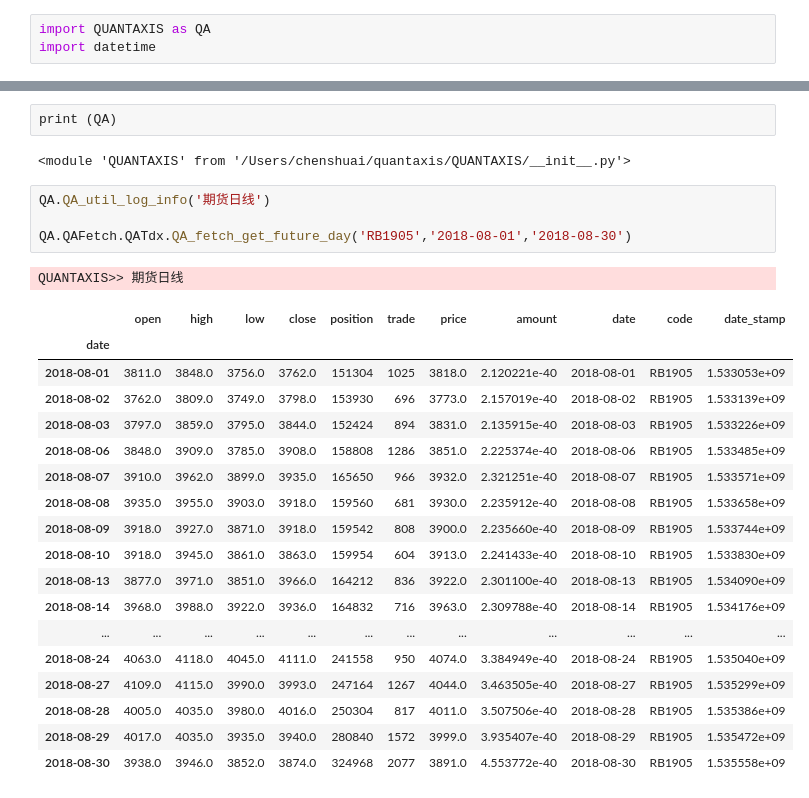
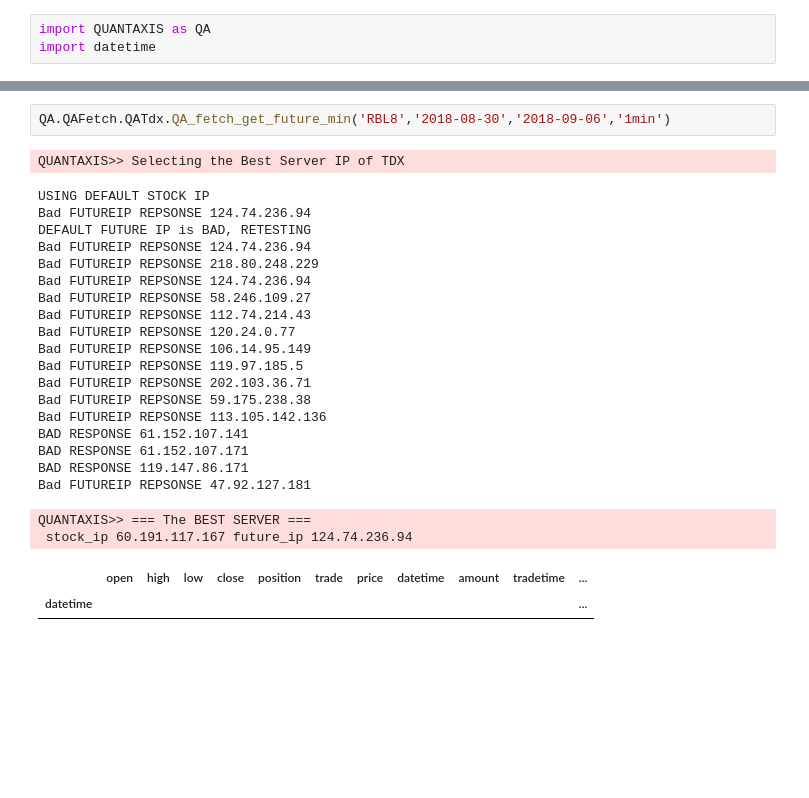
Before and after one commit to tedQB/easy-trading, a Jupyter notebook: QUANTAXIS/Untitled.ipynb, the cells around one changed output, grey strips where cells are left out. Saved outputs shown, nothing was run; the diff lists cells and outputs as text; blank space fills up the shorter version.

Commit message:
add stock

```diff
--- a/QUANTAXIS/Untitled.ipynb
+++ b/QUANTAXIS/Untitled.ipynb
@@ -8,28 +4,26 @@ SyntaxError: Missing parentheses in call to 'print' (<ipython-input-10-92a8094f4
-# %%
-print (QA)
-# %% [output]
-<module 'QUANTAXIS' from '/Users/chenshuai/quantaxis/QUANTAXIS/__init__.py'>
 # %%
-QA.QA_util_log_info('期货日线')
-
-QA.QAFetch.QATdx.QA_fetch_get_future_day('RB1905','2018-08-01','2018-08-30')
+QA.QAFetch.QATdx.QA_fetch_get_future_min('RBL8','2018-08-30','2018-09-06','1min')
 # %% [output]
-QUANTAXIS>> 期货日线
+QUANTAXIS>> Selecting the Best Server IP of TDX
+USING DEFAULT STOCK IP
+️Bad FUTUREIP REPSONSE 124.74.236.94
+DEFAULT FUTURE IP is BAD, RETESTING
+️Bad FUTUREIP REPSONSE 124.74.236.94
+️Bad FUTUREIP REPSONSE 218.80.248.229
+️Bad FUTUREIP REPSONSE 124.74.236.94
+️Bad FUTUREIP REPSONSE 58.246.109.27
+️Bad FUTUREIP REPSONSE 112.74.214.43
+️Bad FUTUREIP REPSONSE 120.24.0.77
+️Bad FUTUREIP REPSONSE 106.14.95.149
+️Bad FUTUREIP REPSONSE 119.97.185.5
+️Bad FUTUREIP REPSONSE 202.103.36.71
+️Bad FUTUREIP REPSONSE 59.175.238.38
+️Bad FUTUREIP REPSONSE 113.105.142.136
+BAD RESPONSE 61.152.107.141
+BAD RESPONSE 61.152.107.171
+BAD RESPONSE 119.147.86.171
+️Bad FUTUREIP REPSONSE 47.92.127.181
+QUANTAXIS>> === The BEST SERVER ===
+ stock_ip 60.191.117.167 future_ip 124.74.236.94
-|  | open | high | low | close | position | trade | price | amount | date | code | date_stamp |
-| date |  |  |  |  |  |  |  |  |  |  |  |
-| 2018-08-01 | 3811.0 | 3848.0 | 3756.0 | 3762.0 | 151304 | 1025 | 3818.0 | 2.120221e-40 | 2018-08-01 | RB1905 | 1.533053e+09 |
-| 2018-08-02 | 3762.0 | 3809.0 | 3749.0 | 3798.0 | 153930 | 696 | 3773.0 | 2.157019e-40 | 2018-08-02 | RB1905 | 1.533139e+09 |
-| 2018-08-03 | 3797.0 | 3859.0 | 3795.0 | 3844.0 | 152424 | 894 | 3831.0 | 2.135915e-40 | 2018-08-03 | RB1905 | 1.533226e+09 |
-| 2018-08-06 | 3848.0 | 3909.0 | 3785.0 | 3908.0 | 158808 | 1286 | 3851.0 | 2.225374e-40 | 2018-08-06 | RB1905 | 1.533485e+09 |
-| 2018-08-07 | 3910.0 | 3962.0 | 3899.0 | 3935.0 | 165650 | 966 | 3932.0 | 2.321251e-40 | 2018-08-07 | RB1905 | 1.533571e+09 |
-| 2018-08-08 | 3935.0 | 3955.0 | 3903.0 | 3918.0 | 159560 | 681 | 3930.0 | 2.235912e-40 | 2018-08-08 | RB1905 | 1.533658e+09 |
-| 2018-08-09 | 3918.0 | 3927.0 | 3871.0 | 3918.0 | 159542 | 808 | 3900.0 | 2.235660e-40 | 2018-08-09 | RB1905 | 1.533744e+09 |
-| 2018-08-10 | 3918.0 | 3945.0 | 3861.0 | 3863.0 | 159954 | 604 | 3913.0 | 2.241433e-40 | 2018-08-10 | RB1905 | 1.533830e+09 |
-| 2018-08-13 | 3877.0 | 3971.0 | 3851.0 | 3966.0 | 164212 | 836 | 3922.0 | 2.301100e-40 | 2018-08-13 | RB1905 | 1.534090e+09 |
-| 2018-08-14 | 3968.0 | 3988.0 | 3922.0 | 3936.0 | 164832 | 716 | 3963.0 | 2.309788e-40 | 2018-08-14 | RB1905 | 1.534176e+09 |
-| ... | ... | ... | ... | ... | ... | ... | ... | ... | ... | ... | ... |
-| 2018-08-24 | 4063.0 | 4118.0 | 4045.0 | 4111.0 | 241558 | 950 | 4074.0 | 3.384949e-40 | 2018-08-24 | RB1905 | 1.535040e+09 |
-| 2018-08-27 | 4109.0 | 4115.0 | 3990.0 | 3993.0 | 247164 | 1267 | 4044.0 | 3.463505e-40 | 2018-08-27 | RB1905 | 1.535299e+09 |
-| 2018-08-28 | 4005.0 | 4035.0 | 3980.0 | 4016.0 | 250304 | 817 | 4011.0 | 3.507506e-40 | 2018-08-28 | RB1905 | 1.535386e+09 |
-| 2018-08-29 | 4017.0 | 4035.0 | 3935.0 | 3940.0 | 280840 | 1572 | 3999.0 | 3.935407e-40 | 2018-08-29 | RB1905 | 1.535472e+09 |
-| 2018-08-30 | 3938.0 | 3946.0 | 3852.0 | 3874.0 | 324968 | 2077 | 3891.0 | 4.553772e-40 | 2018-08-30 | RB1905 | 1.535558e+09 |
+|  | open | high | low | close | position | trade | price | datetime | amount | tradetime | ... |
+| datetime |  |  |  |  |  |  |  |  |  |  | ... |
```
Also changed, not shown: parts of 2 cells of this notebook, 1 other file.
